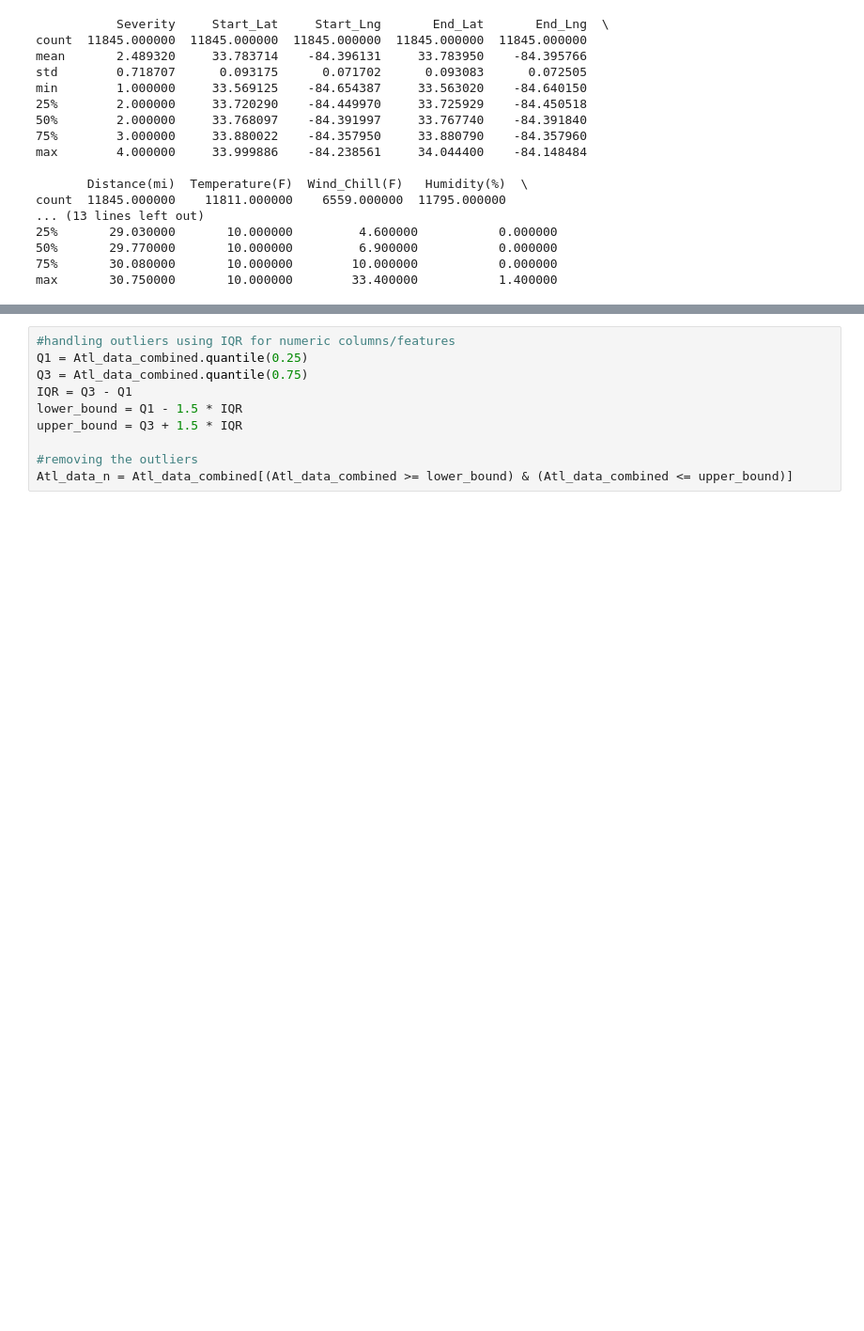
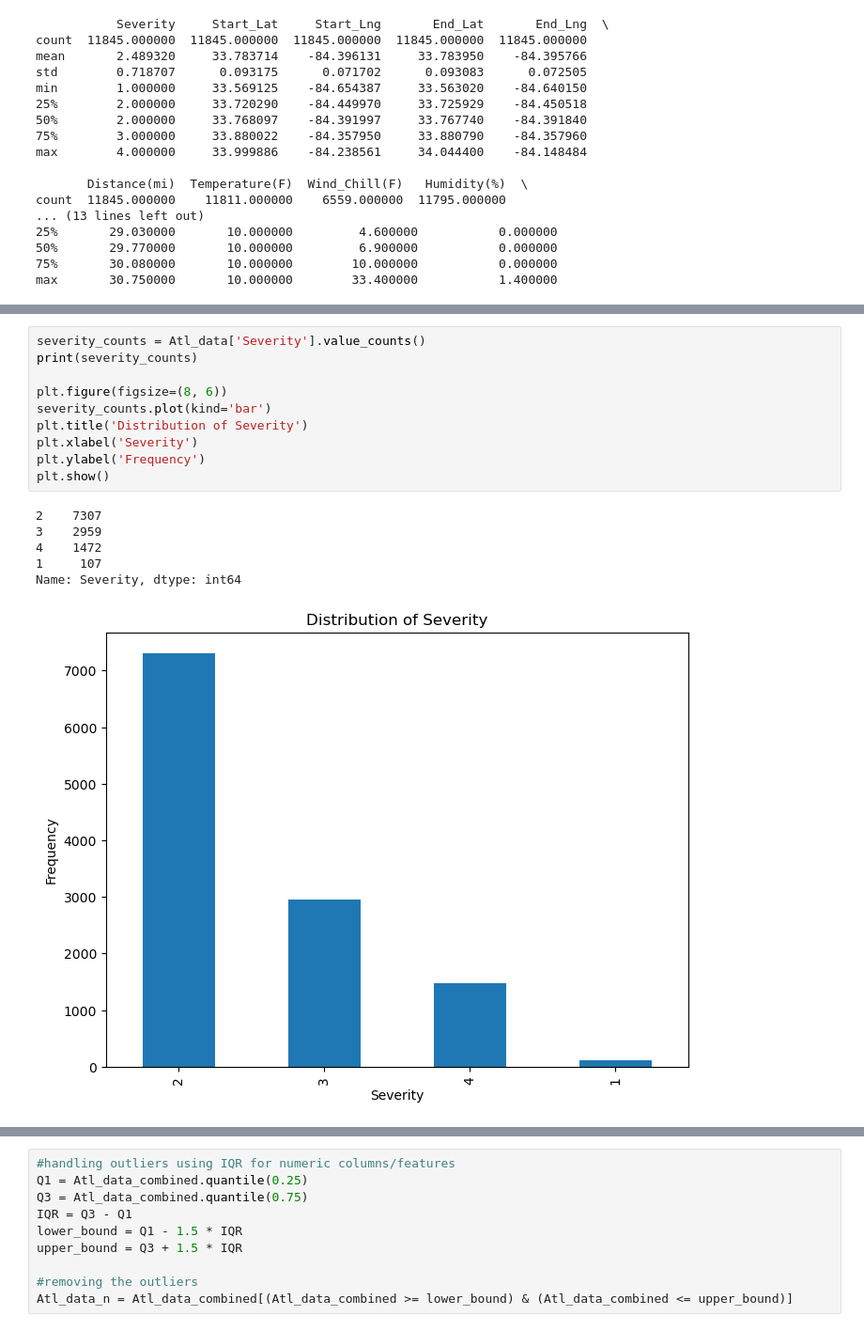
Before and after one commit to vForzce/CSC4780_GroupProject, a Jupyter notebook: DataScience_Project.ipynb, the cells around one changed output, grey strips where cells are left out. Shown at 94% size. Cells and saved outputs as stored; diff of their text form; blank space fills up the shorter version.

```diff
--- a/DataScience_Project.ipynb
+++ b/DataScience_Project.ipynb
@@ -83 +117,18 @@ dtype: int64
+# %%
+severity_counts = Atl_data['Severity'].value_counts()
+print(severity_counts)
+
+plt.figure(figsize=(8, 6))
+severity_counts.plot(kind='bar')
+plt.title('Distribution of Severity')
+plt.xlabel('Severity')
+plt.ylabel('Frequency')
+plt.show()
+# %% [output]
+2    7307
+3    2959
+4    1472
+1     107
+Name: Severity, dtype: int64
+[figure, added]
 # %%
```
Also changed, not shown: parts of 10 cells of this notebook.
